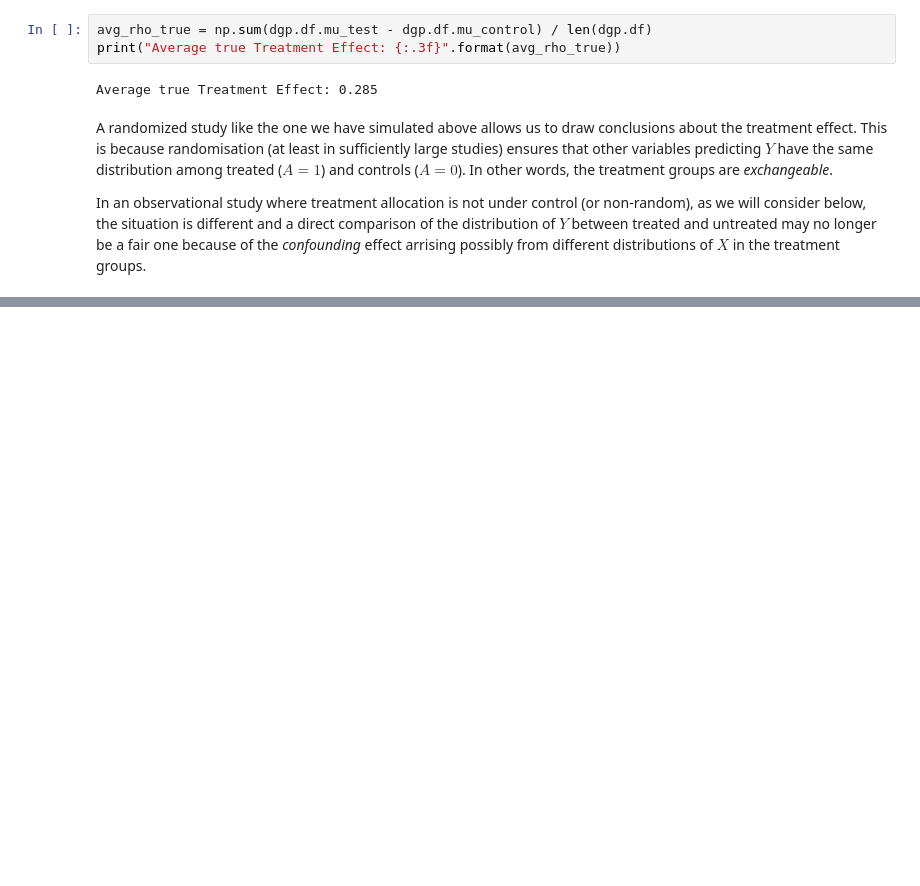
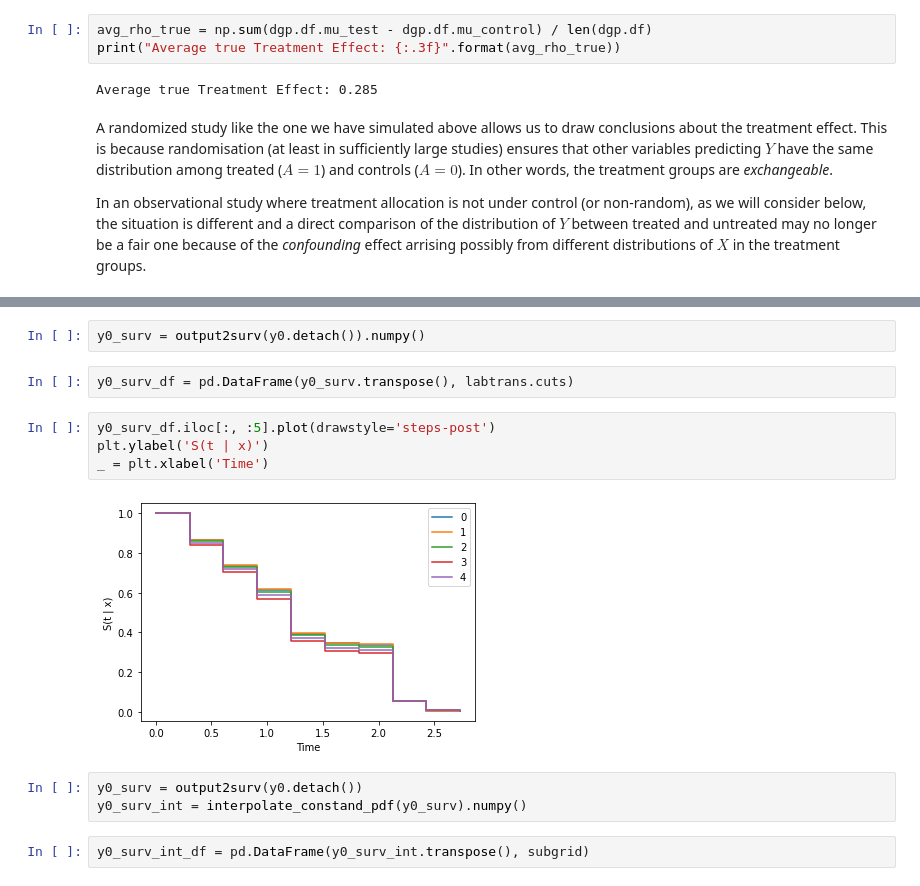
Before and after one commit to jgamper/just-cause-me-maybe, a Jupyter notebook: 2d data generating process.ipynb, the cells around one changed output, grey strips where cells are left out. Cells and saved outputs as stored; diff of their text form; blank space fills up the shorter version.

```diff
--- a/2d data generating process.ipynb
+++ b/2d data generating process.ipynb
@@ -339,0 +411,15 @@ In an observational study where treatment allocation is not under control (or no
+# %%
+y0_surv = output2surv(y0.detach()).numpy()
+# %%
+y0_surv_df = pd.DataFrame(y0_surv.transpose(), labtrans.cuts)
+# %%
+y0_surv_df.iloc[:, :5].plot(drawstyle='steps-post')
+plt.ylabel('S(t | x)')
+_ = plt.xlabel('Time')
+# %% [output]
+[figure, added]
+# %%
+y0_surv = output2surv(y0.detach())
+y0_surv_int = interpolate_constand_pdf(y0_surv).numpy()
+# %%
+y0_surv_int_df = pd.DataFrame(y0_surv_int.transpose(), subgrid)
```
Also changed, not shown: parts of 19 cells of this notebook, 13 other files.
